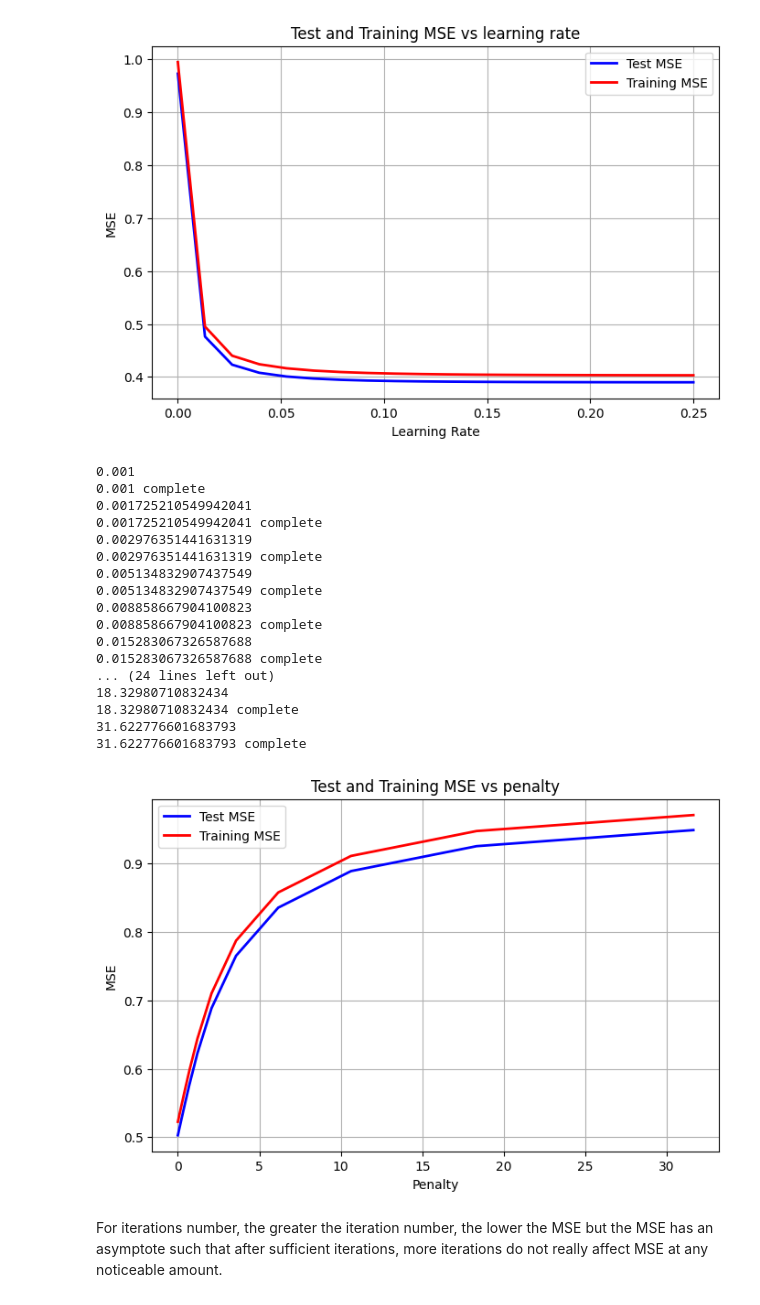
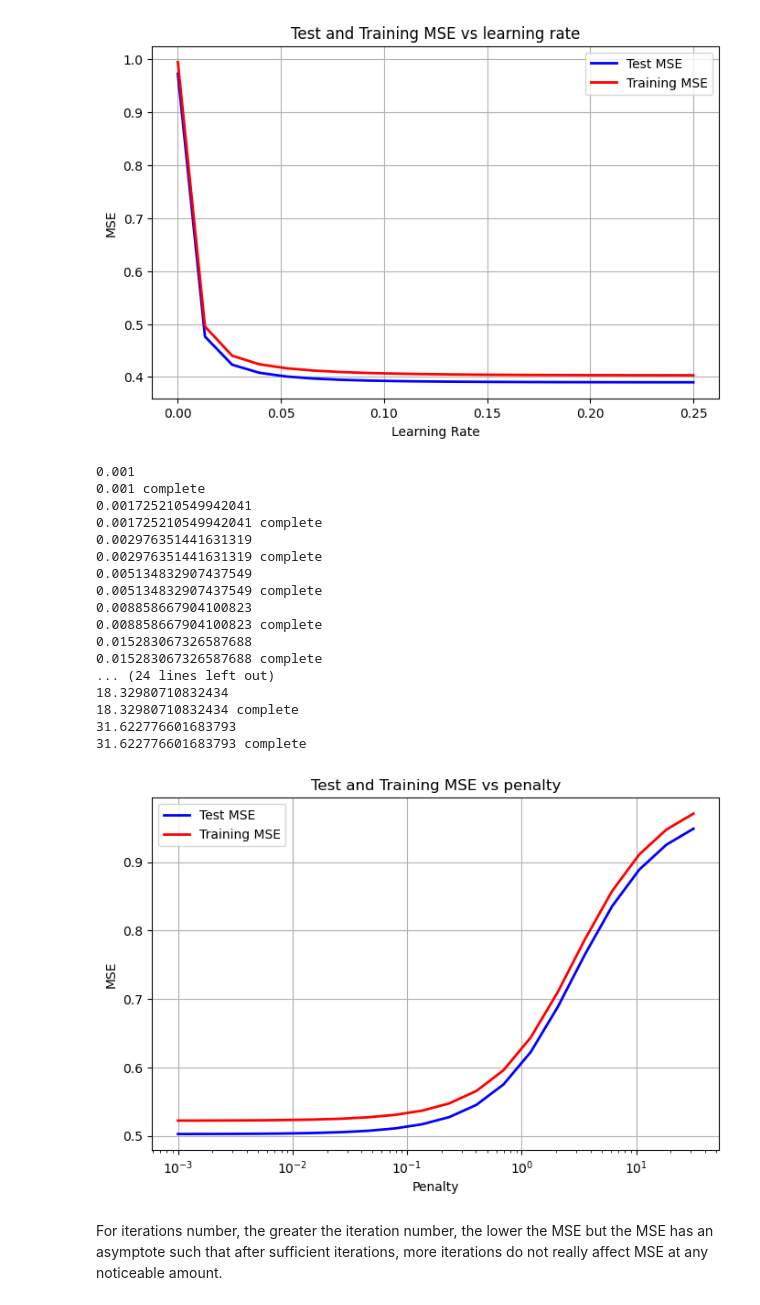
Before and after one commit to bstcdbsw/ECSE551_Group23_Assignment1, a Jupyter notebook: Cifci_Xu_Zhuang.ipynb, the cells around one changed output. Saved outputs shown, nothing was run; the diff lists cells and outputs as text; code cells hidden in the pictures.

Commit message:
Edit zilong's ridge part
make sure the report figures and notebook figures match

```diff
--- a/Cifci_Xu_Zhuang.ipynb
+++ b/Cifci_Xu_Zhuang.ipynb
@@ -625,7 +626,7 @@ class RidgeRegression():
 m=int(len(Y_train_housing))
 m_te=int(len(Y_test_housing))
 learning_rate=0.01
-penalty=0.1
+penalty=0.01
 iterations=1000
 
 #MOdel fitting
@@ -761,38 +762,39 @@ plt.figure(figsize=(8, 5))
 plt.plot(penalty, MSE_te_list, label='Test MSE', color='blue', linewidth=2)
 plt.plot(penalty, MSE_tr_list, label='Training MSE', color='red', linewidth=2)
 
+plt.xscale("log")
 # Add labels and title
 plt.xlabel('Penalty')
 plt.ylabel('MSE')
 plt.title('Test and Training MSE vs penalty')
 
 # Add legend
 plt.legend()
 
 # Optional: grid
 plt.grid(True)
 
 # Show the plot
 plt.show()
 # %% [output]
 0.001
 0.001 complete
 0.001725210549942041
 0.001725210549942041 complete
 0.002976351441631319
 0.002976351441631319 complete
 0.005134832907437549
 0.005134832907437549 complete
 0.008858667904100823
 0.008858667904100823 complete
 0.015283067326587688
 0.015283067326587688 complete
 ... (24 lines left out)
 18.32980710832434
 18.32980710832434 complete
 31.622776601683793
 31.622776601683793 complete
-[figure, old version]
+[figure, new version]
 # %% [markdown]
 For iterations number, the greater the iteration number, the lower the MSE but the MSE has an asymptote such that after sufficient iterations, more iterations do not really affect MSE at any noticeable amount.
 # %%
```
Also changed, not shown: parts of 6 cells of this notebook.
